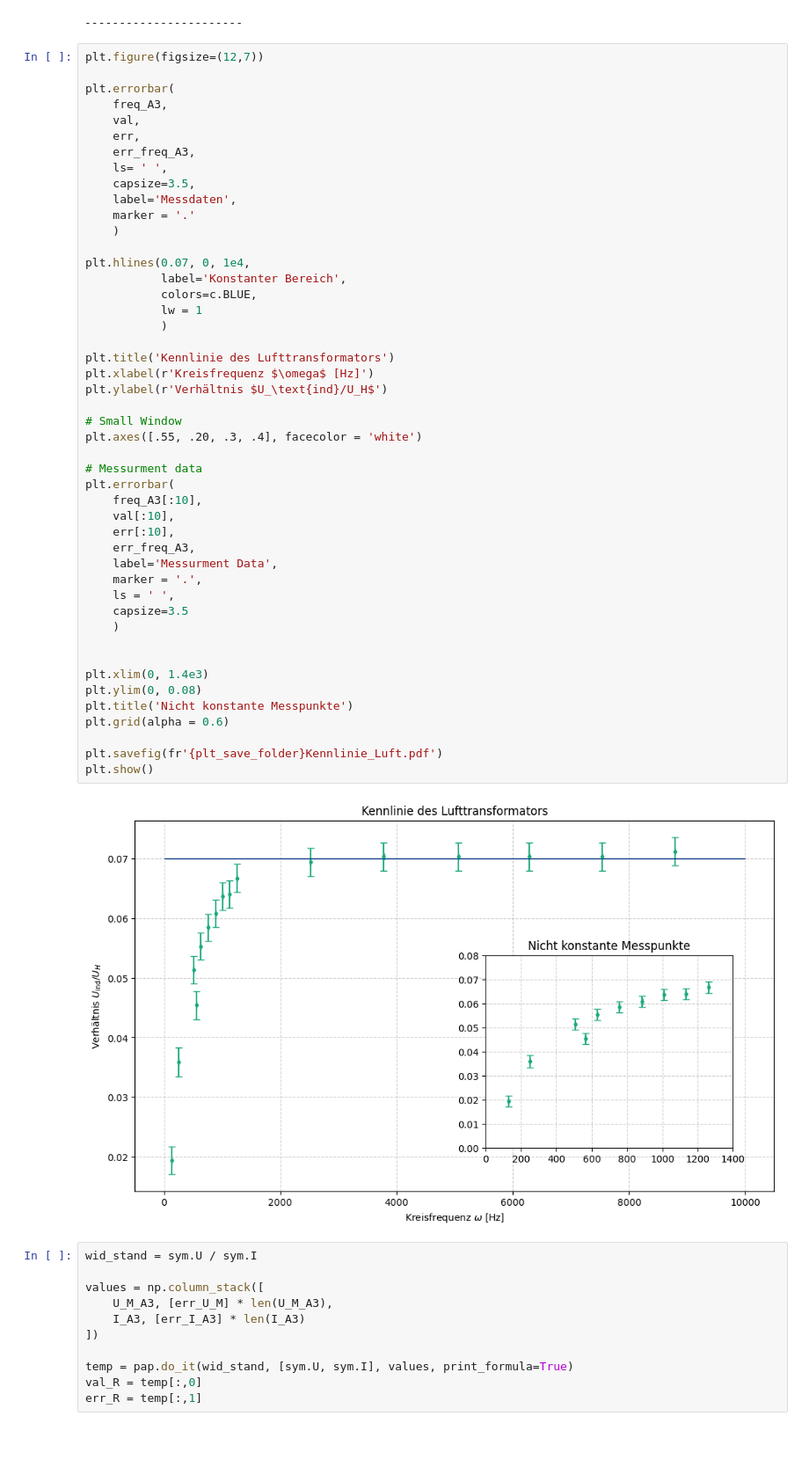
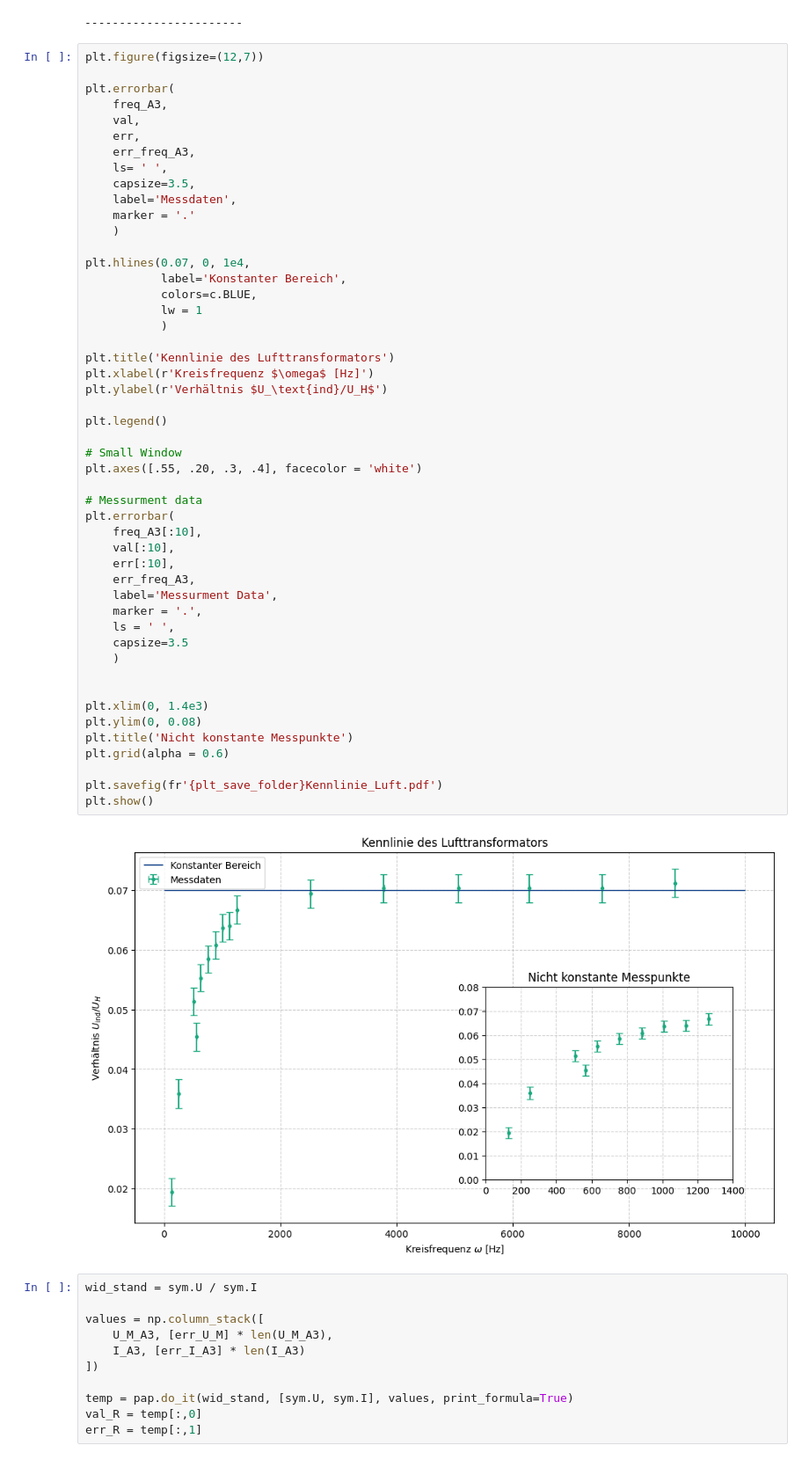
Before and after one commit to FinnZeumer/PAP-2, a Jupyter notebook: Versuche/245/Python/V245.ipynb, the cells around one changed output. Shown at 88% size. Cells and saved outputs as stored; diff of their text form.

```diff
--- a/Versuche/245/Python/V245.ipynb
+++ b/Versuche/245/Python/V245.ipynb
@@ -389,34 +389,36 @@ plt.hlines(0.07, 0, 1e4,
            )
 
 plt.title('Kennlinie des Lufttransformators')
 plt.xlabel(r'Kreisfrequenz $\omega$ [Hz]')
 plt.ylabel(r'Verhältnis $U_\text{ind}/U_H$')
 
+plt.legend()
+
 # Small Window
 plt.axes([.55, .20, .3, .4], facecolor = 'white')
 
 # Messurment data
 plt.errorbar(
     freq_A3[:10],
     val[:10],
     err[:10],
     err_freq_A3,
     label='Messurment Data',
     marker = '.',
     ls = ' ',
     capsize=3.5
     )
 
 
 plt.xlim(0, 1.4e3)
 plt.ylim(0, 0.08)
 plt.title('Nicht konstante Messpunkte')
 plt.grid(alpha = 0.6)
 
 plt.savefig(fr'{plt_save_folder}Kennlinie_Luft.pdf')
 plt.show()
 # %% [output]
-[figure, old version]
+[figure, new version]
 # %%
 wid_stand = sym.U / sym.I
 
```
Also changed, not shown: parts of 13 cells of this notebook, 38 other files.
